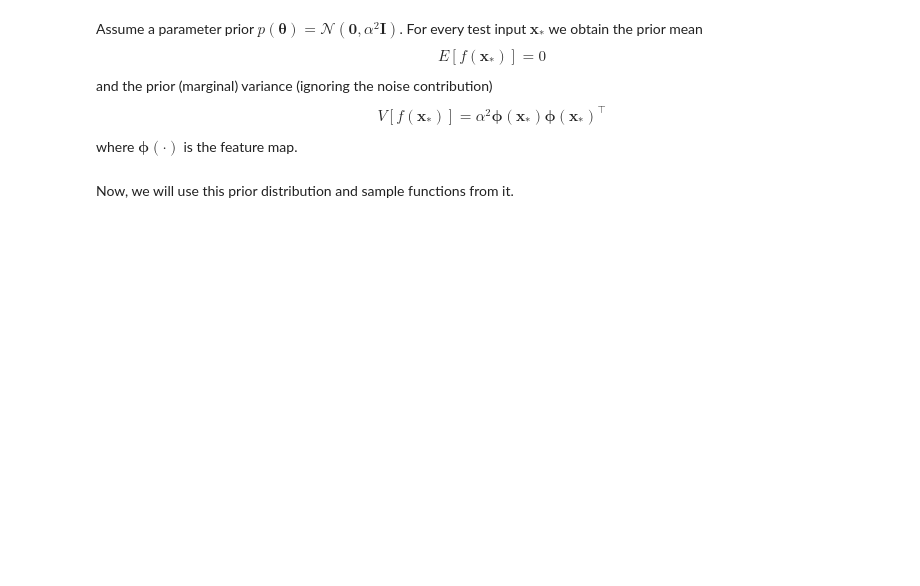
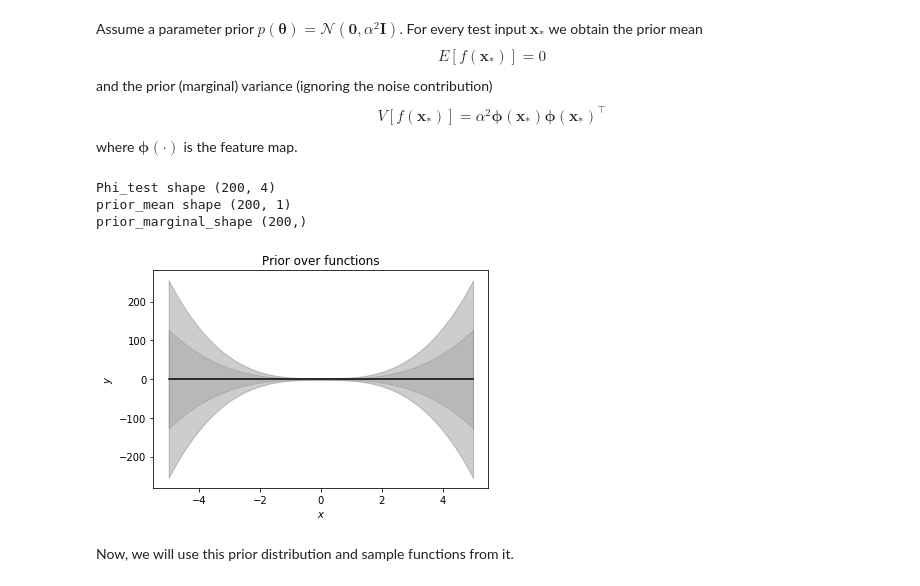
Before and after one commit to sean578/mml-book.github.io, a Jupyter notebook: tutorials/tutorial_linear_regression.ipynb, the cells around one changed output. Saved outputs shown, nothing was run; the diff lists cells and outputs as text; code cells hidden in the pictures; blank space fills up the shorter version.

Commit message:
Part 3 of linear regression tutorial - Bayesian
Could do with confirmation of the calculation of the prior marginal variance

```diff
--- a/tutorials/tutorial_linear_regression.ipynb
+++ b/tutorials/tutorial_linear_regression.ipynb
@@ -695,7 +692,9 @@ Lower alpha means higher RMSE. Shape with polynominal not changed.
 Ntest = 200
 Xtest = np.linspace(-5, 5, Ntest).reshape(-1,1) # test inputs
 
-prior_var = 2.0 # variance of the parameter prior (alpha^2). We assume this is known.
+print('Xtest shape', Xtest.shape)
+
+prior_var = 1.0 # variance of the parameter prior (alpha^2). We assume this is known.
 noise_var = 1.0 # noise variance (sigma^2). We assume this is known.
 
 pol_deg = 3 # degree of the polynomial we consider at the moment
@@ -711,39 +712,42 @@ V[f(\boldsymbol x_*)] = \alpha^2\boldsymbol\phi(\boldsymbol x_*) \boldsymbol\phi
 $$
 where $\boldsymbol\phi(\cdot)$ is the feature map.
 # %%
-## EDIT THIS CELL
-
 # compute the feature matrix for the test inputs
-Phi_test = np.zeros((Ntest, pol_deg+1))  # N x (pol_deg+1) feature matrix <--- EDIT THIS LINE
-raise NotImplementedError
+Phi_test = poly_features(Xtest, pol_deg)  # np.zeros((Ntest, pol_deg+1))  # N x (pol_deg+1) feature matrix
+print('Phi_test shape', Phi_test.shape)
 
 # compute the (marginal) prior at the test input locations
 # prior mean
-prior_mean = np.ones((Ntest,1))  # prior mean at test inputs (size: (Ntest,1)) <-- EDIT THIS LINE
-raise NotImplementedError
+prior_mean = np.zeros((Ntest, 1))  # prior mean at test inputs (size: (Ntest,1))
+print('prior_mean shape', prior_mean.shape)
 
 # prior variance
-full_covariance = np.zeros((Ntest, Ntest)) # N x N covariance matrix of all function values <-- EDIT THIS LINE
-prior_marginal_var = 0 # marginal of size (N, )
-raise NotImplementedError
+full_covariance = prior_var * Phi_test @ Phi_test.T # N x N covariance matrix of all function values
+prior_marginal_var = np.diag(full_covariance)  # marginal of size (N, )
+print('prior_marginal_shape', prior_marginal_var.shape)
 
 # Let us visualize the prior over functions
 plt.figure()
 plt.plot(Xtest, prior_mean, color="k")
 
 conf_bound1 = np.sqrt(prior_marginal_var).flatten()
 conf_bound2 = 2.0*np.sqrt(prior_marginal_var).flatten()
 conf_bound3 = 2.0*np.sqrt(prior_marginal_var + noise_var).flatten()
 plt.fill_between(Xtest.flatten(), prior_mean.flatten() + conf_bound1,
              prior_mean.flatten() - conf_bound1, alpha = 0.1, color="k")
 plt.fill_between(Xtest.flatten(), prior_mean.flatten() + conf_bound2,
                  prior_mean.flatten() - conf_bound2, alpha = 0.1, color="k")
 plt.fill_between(Xtest.flatten(), prior_mean.flatten() + conf_bound3,
                  prior_mean.flatten() - conf_bound3, alpha = 0.1, color="k")
 
 plt.xlabel('$x$')
 plt.ylabel('$y$')
 plt.title("Prior over functions");
+# %% [output]
+Phi_test shape (200, 4)
+prior_mean shape (200, 1)
+prior_marginal_shape (200,)
+[figure, added]
 # %% [markdown]
 Now, we will use this prior distribution and sample functions from it.
 # %%
```
Also changed, not shown: parts of 14 cells of this notebook.
